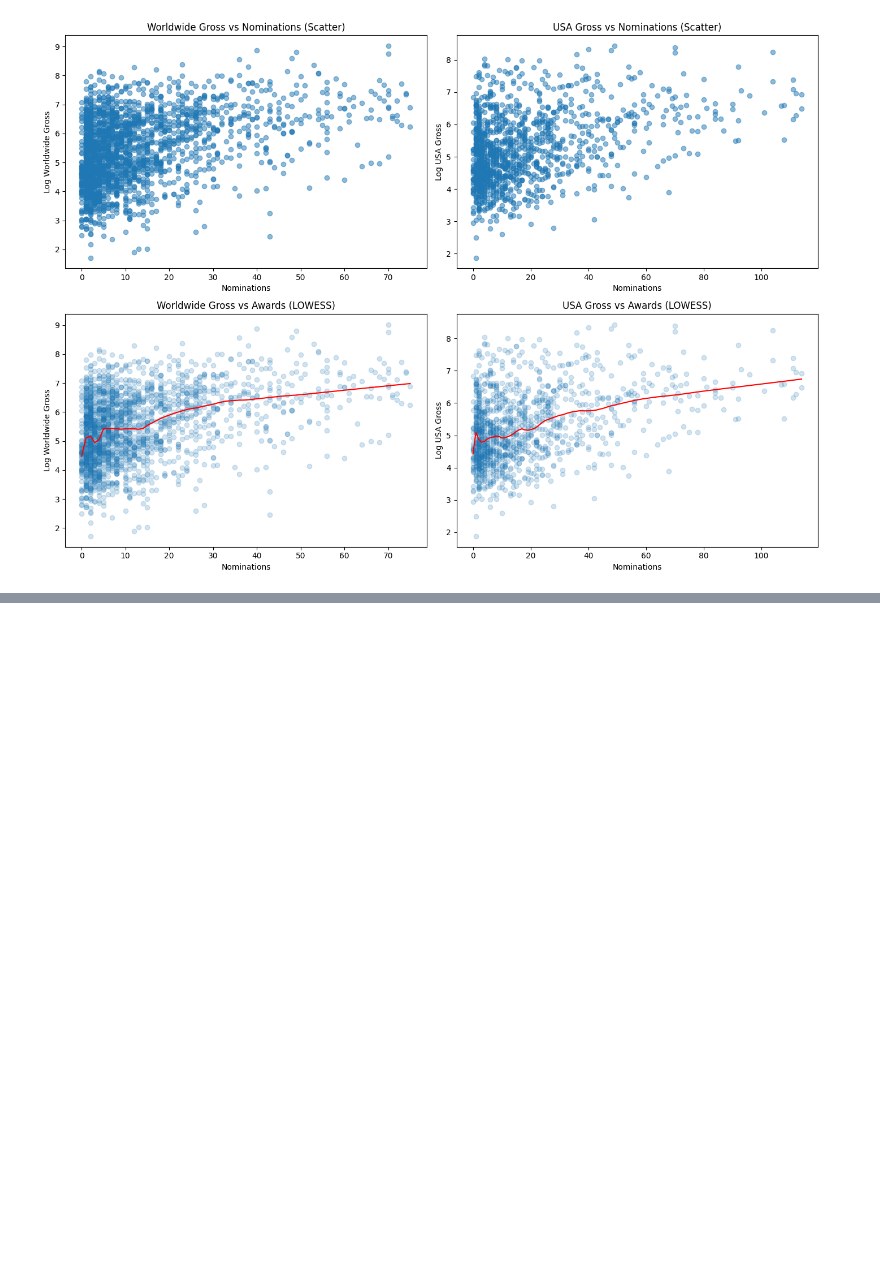
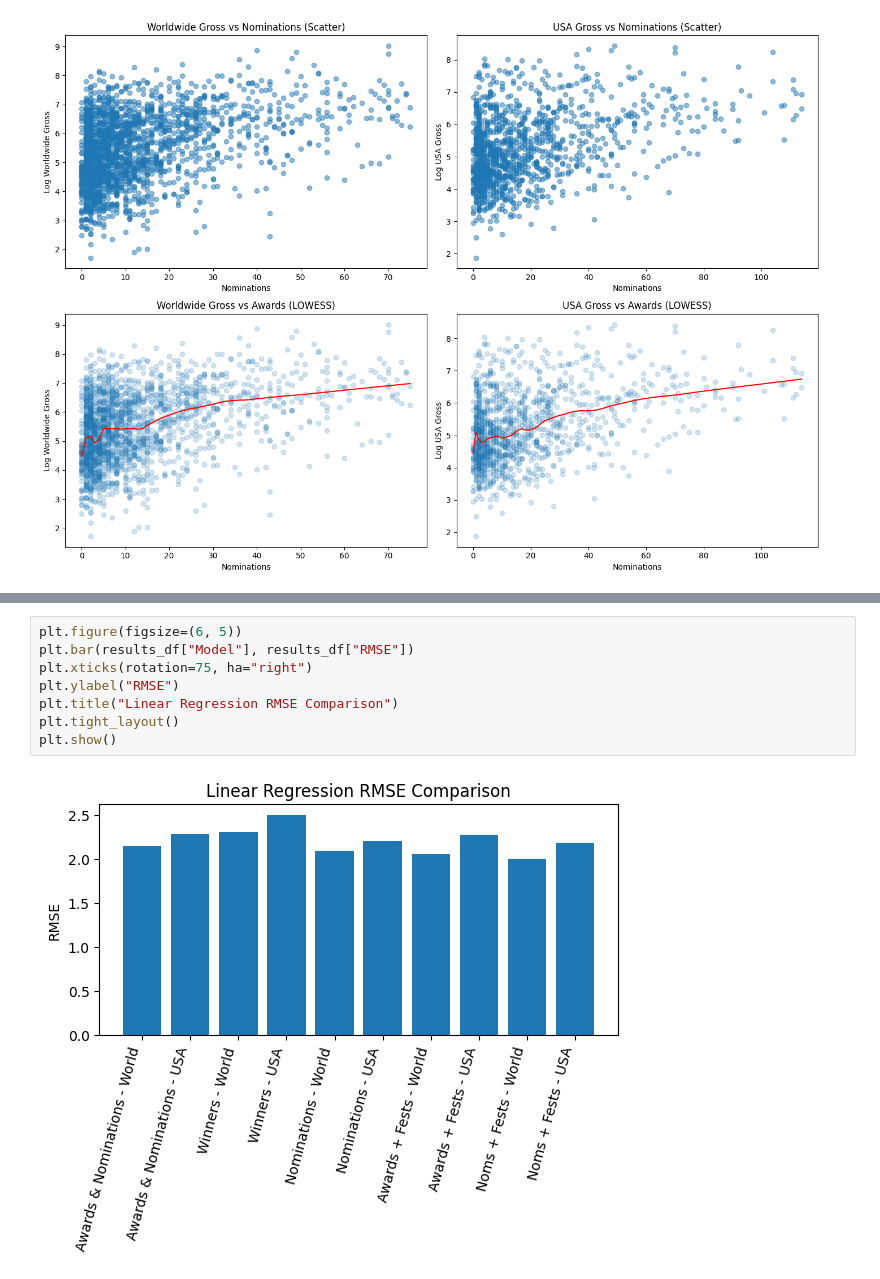
Before and after one commit to cillustrisimo/data144finalproj, a Jupyter notebook: cleaning_data.ipynb, the cells around one changed output, grey strips where cells are left out. Saved outputs shown, nothing was run; the diff lists cells and outputs as text; blank space fills up the shorter version.

```diff
--- a/cleaning_data.ipynb
+++ b/cleaning_data.ipynb
@@ -615,0 +689,10 @@ fest_first_imdb[['log_gross_World', 'log_gross_USA', 'Winner', 'Nominee', 'award
+# %%
+plt.figure(figsize=(6, 5))
+plt.bar(results_df["Model"], results_df["RMSE"])
+plt.xticks(rotation=75, ha="right")
+plt.ylabel("RMSE")
+plt.title("Linear Regression RMSE Comparison")
+plt.tight_layout()
+plt.show()
+# %% [output]
+[figure, added]
```
Also changed, not shown: parts of 20 cells of this notebook, 1 other file.
